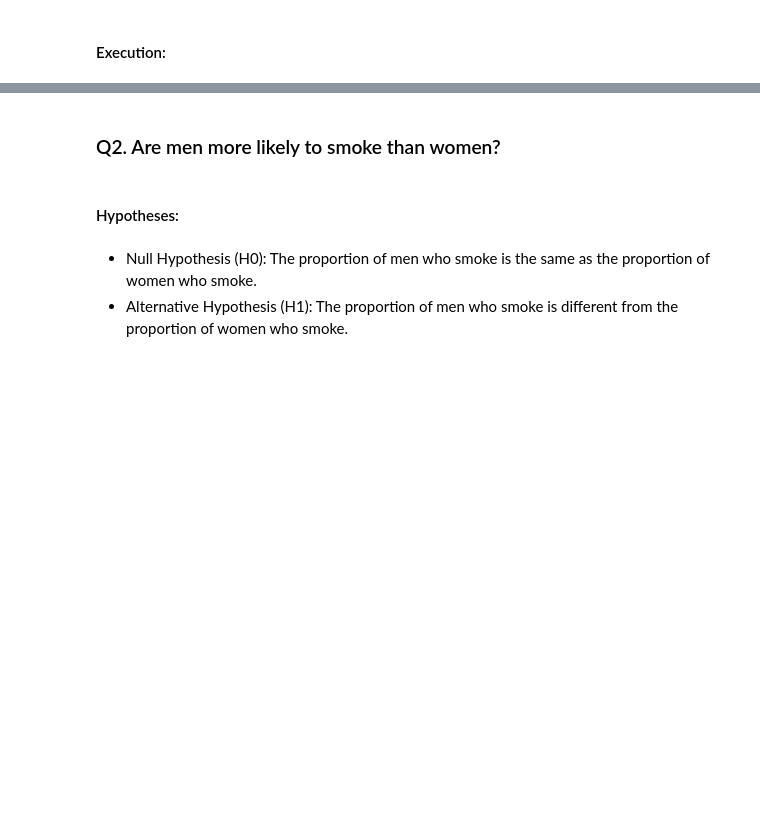
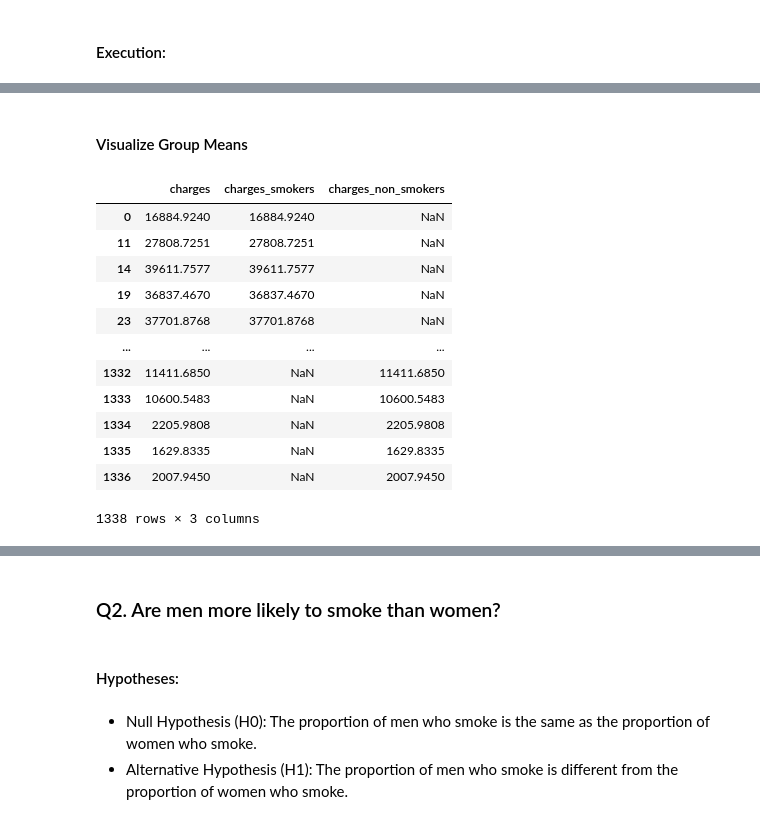
Before and after one commit to uday-routhu/week10.2, a Jupyter notebook: Hypothesis Testing with Insurance Data.ipynb, the cells around one changed output, grey strips where cells are left out. Saved outputs shown, nothing was run; the diff lists cells and outputs as text; code cells hidden in the pictures; blank space fills up the shorter version.

```diff
--- a/Hypothesis Testing with Insurance Data.ipynb
+++ b/Hypothesis Testing with Insurance Data.ipynb
@@ -110,0 +102,20 @@ In summary, based on this analysis, it appears that being a smoker is associated
+# %% [markdown]
+#### Visualize Group Means
+# %%
+## concatenate the two dataframes for visualziation.
+plot_df = pd.concat([charges_smokers_df, charges_non_smokers_df], axis=0)
+plot_df
+# %% [output]
+|  | charges | charges_smokers | charges_non_smokers |
+| 0 | 16884.9240 | 16884.9240 | NaN |
+| 11 | 27808.7251 | 27808.7251 | NaN |
+| 14 | 39611.7577 | 39611.7577 | NaN |
+| 19 | 36837.4670 | 36837.4670 | NaN |
+| 23 | 37701.8768 | 37701.8768 | NaN |
+| ... | ... | ... | ... |
+| 1332 | 11411.6850 | NaN | 11411.6850 |
+| 1333 | 10600.5483 | NaN | 10600.5483 |
+| 1334 | 2205.9808 | NaN | 2205.9808 |
+| 1335 | 1629.8335 | NaN | 1629.8335 |
+| 1336 | 2007.9450 | NaN | 2007.9450 |
+1338 rows × 3 columns
```
Also changed, not shown: parts of 49 cells of this notebook.
